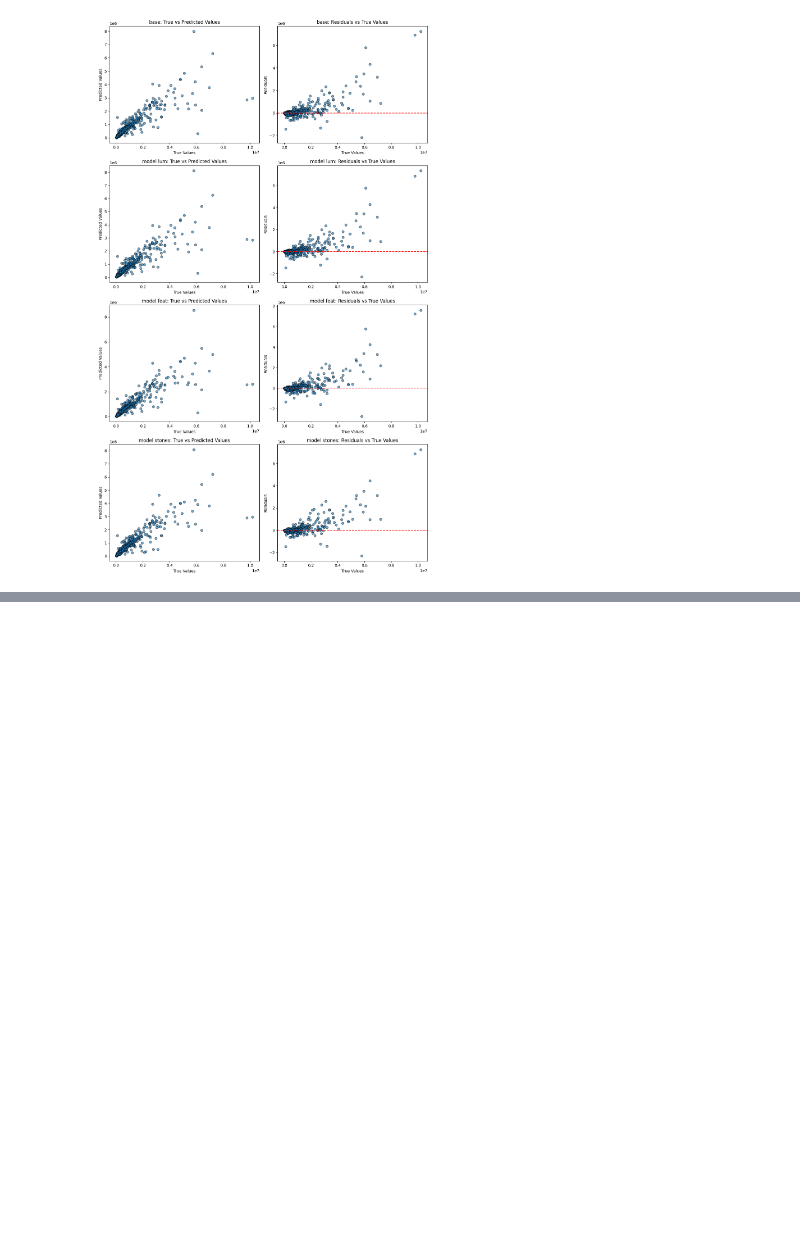
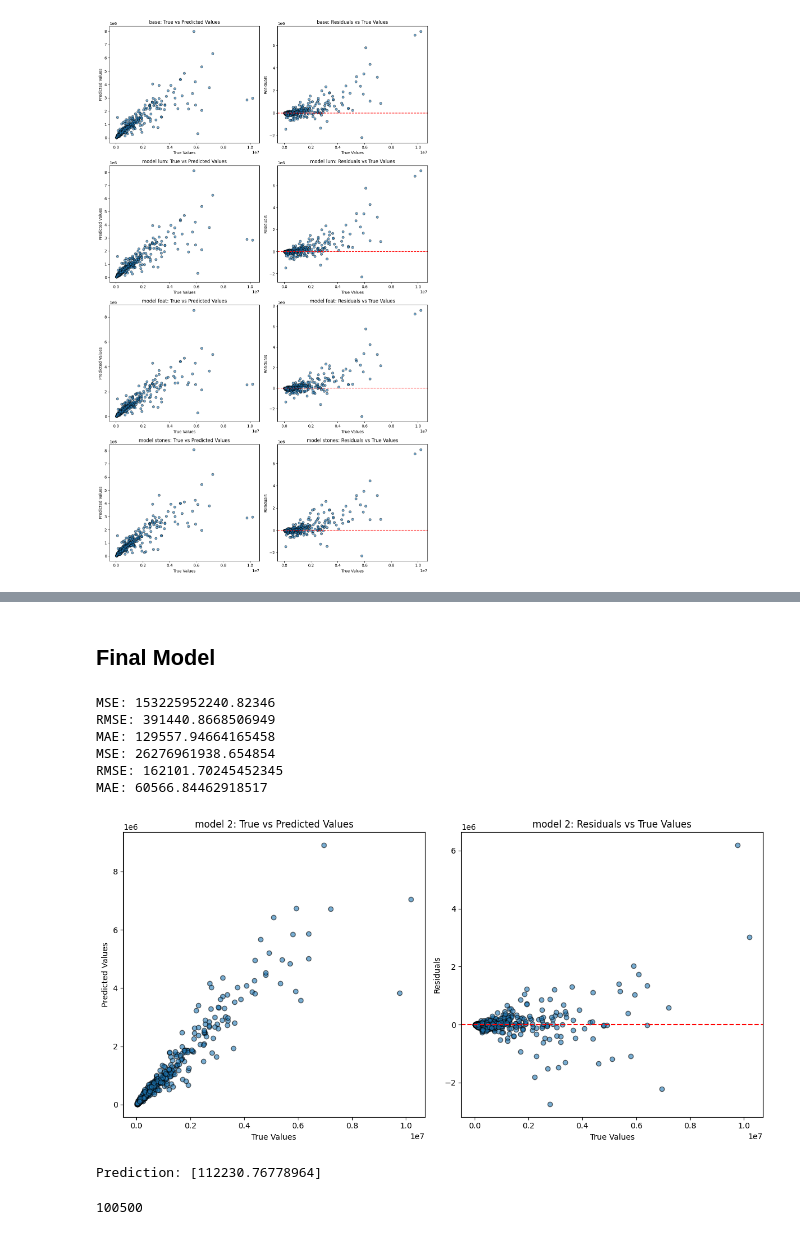
Before and after one commit to abhishekmaher6699/End-to-end-Watch-price-prediction, a Jupyter notebook: notebooks/Model selection.ipynb, the cells around one changed output, grey strips where cells are left out. Drawn from its saved outputs; the diff is of its cells as text; code cells hidden in the pictures; blank space fills up the shorter version.

```diff
--- a/notebooks/Model selection.ipynb
+++ b/notebooks/Model selection.ipynb
@@ -858,0 +1629,2 @@ def create_model_experiments(X, Y_log, numerical_cols, categorical_cols):
+# %% [markdown]
+## Final Model
@@ -858,0 +1685,47 @@ def create_model_experiments(X, Y_log, numerical_cols, categorical_cols):
+# %%
+X_train, X_test, y_train, y_test = train_test_split(X, Y_log, test_size=0.2, random_state=42)
+
+final_pipeline.fit(X_train, y_train)
+
+y_pred = final_pipeline.predict(X_test)
+
+y_test_orig = np.expm1(y_test)
+y_pred_orig = np.expm1(y_pred)
+
+mse = mean_squared_error(y_test_orig, y_pred_orig)
+print("MSE:", mse)
+
+rmse = np.sqrt(mse)
+print("RMSE:", rmse)
+
+mae = mean_absolute_error(y_test_orig, y_pred_orig)
+print("MAE:", mae)
+# %% [output]
+MSE: 153225952240.82346
+RMSE: 391440.8668506949
+MAE: 129557.94664165458
+MSE: 26276961938.654854
+RMSE: 162101.70245452345
+MAE: 60566.84462918517
+# %%
+fig, axes = plt.subplots(1, 2, figsize=(12, 6))
+
+residuals = y_test_orig - y_pred_orig
+
+ax1 = axes[0]
+ax1.scatter(ytest, ypred, alpha=0.6, edgecolor='k')
+ax1.set_xlabel("True Values")
+ax1.set_ylabel("Predicted Values")
+ax1.set_title(f"{model}: True vs Predicted Values")
+
+ax2 = axes[1]
+ax2.scatter(ytest, residuals, alpha=0.6, edgecolor='k')
+ax2.axhline(0, color='red', linestyle='--')
+ax2.set_xlabel("True Values")
+ax2.set_ylabel("Residuals")
+ax2.set_title(f"{model}: Residuals vs True Values")
+
+plt.tight_layout()
+plt.show()
+# %% [output]
+[figure, added]
@@ -858,0 +1735,11 @@ def create_model_experiments(X, Y_log, numerical_cols, categorical_cols):
+# %%
+new_data = pd.DataFrame([inputs], columns=columns)
+prediction = final_pipeline.predict(new_data)
+
+print("Prediction:", np.expm1(prediction))
+# %% [output]
+Prediction: [112230.76778964]
+# %%
+Y.iloc[3465]
+# %% [output]
+100500
```
Also changed, not shown: parts of 56 cells of this notebook, 1 other file.
